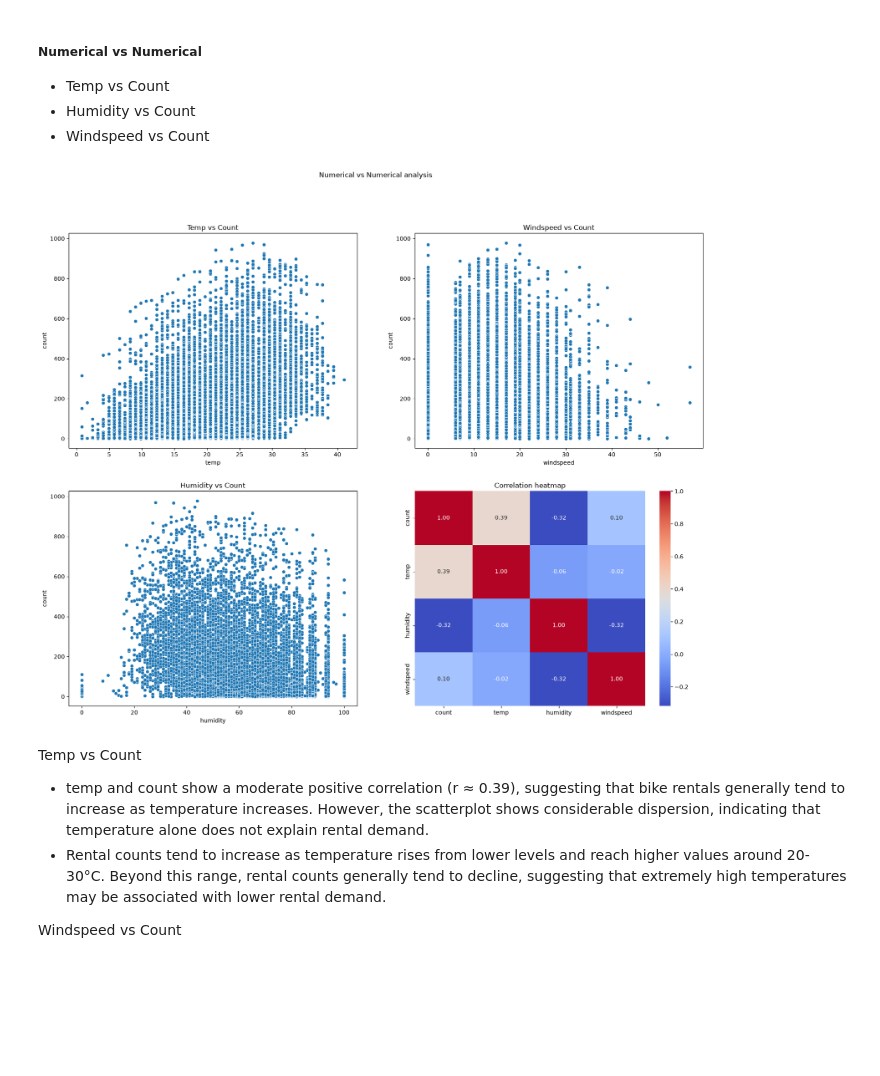
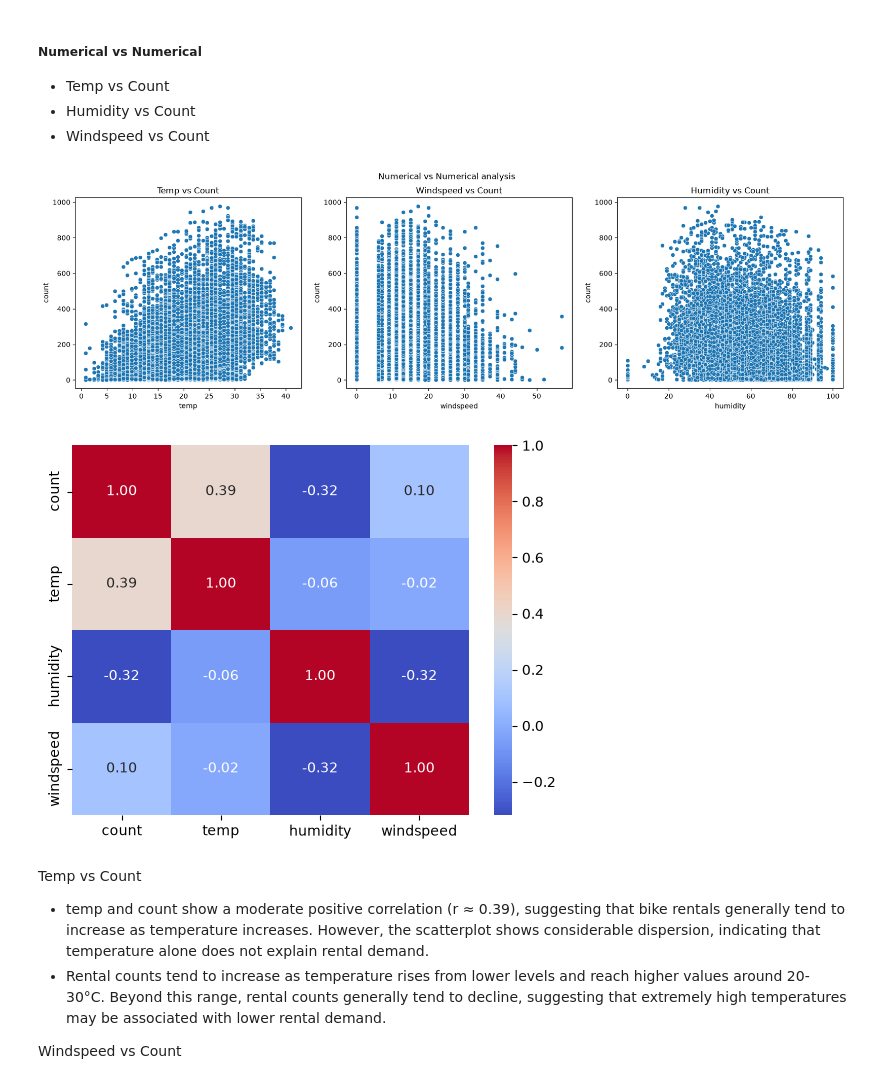
Before and after one commit to Yuvi977/Yulu-Bike-Sharing-Hypothesis-Testing, a Jupyter notebook: Business_Case_Yulu_Hypothesis_Testing.ipynb, the cells around one changed output. Cells and saved outputs as stored; diff of their text form; code cells hidden in the pictures; blank space fills up the shorter version.

Commit message:
Code refactoring and new analysis
Code refactoring and made some new analysis on year wise monthly analysis in Additional EDA

```diff
--- a/Business_Case_Yulu_Hypothesis_Testing.ipynb
+++ b/Business_Case_Yulu_Hypothesis_Testing.ipynb
@@ -113,9 +125,31 @@ As we can say columns data types have been changed to there correct types this w
 Moving forward lets change **season**, **holiday** and **workingday** from numbers to there proper names as already stated in the column profiling.
 # %%
 # Converted season, holiday and workingday categories to its proper names.
-df["season"] = df["season"].cat.rename_categories({1: "spring", 2: "summer", 3: "fall", 4:"winter"})
-df["holiday"] = df["holiday"].cat.rename_categories({0: "No", 1: "Yes"})
-df["workingday"] = df["workingday"].cat.rename_categories({0: "No", 1: "Yes"})
+category_maps = {
+    "season": {
+        1: "spring",
+        2: "summer",
+        3: "fall",
+        4: "winter"
+    },
+    "holiday": {
+        0: "No",
+        1: "Yes"
+    },
+    "workingday": {
+        0: "No",
+        1: "Yes"
+    },
+    "weather": {
+        1: "clear",
+        2: "misty",
+        3: "light snow/rain",
+        4: "heavy snow/rain"
+    }
+}
+
+for col, mapping in category_maps.items():
+    df[col] = df[col].cat.rename_categories(mapping)
 # %%
 df.tail()
 # %% [output]
@@ -421,27 +468,29 @@ df.head()
 * Humidity vs Count
 * Windspeed vs Count
 # %%
-plt.figure(figsize=(20,15)).suptitle("Numerical vs Numerical analysis")
+fig, ax = plt.subplots(1, 3, figsize=(20,5))
+fig.suptitle("Numerical vs Numerical analysis")
 
-plt.subplot(2,2,1)
+plt.subplot(1,3,1)
 plt.title("Temp vs Count")
 sns.scatterplot(data=df, x="temp", y="count")
 
-plt.subplot(2,2,2)
+plt.subplot(1,3,2)
 plt.title("Windspeed vs Count")
 sns.scatterplot(data=df, x="windspeed", y="count")
 
-plt.subplot(2,2,3)
+plt.subplot(1,3,3)
 plt.title("Humidity vs Count")
 sns.scatterplot(data=df, x="humidity", y="count")
 
-plt.subplot(2,2,4)
-plt.title("Correlation heatmap")
-sns.heatmap(df[["count", "temp", "humidity", "windspeed"]].corr(), cmap="coolwarm", annot=True, fmt=".2f")
-
 plt.show()
 # %% [output]
-[figure, old version]
+[figure, new version]
+# %%
+sns.heatmap(df[["count", "temp", "humidity", "windspeed"]].corr(), cmap="coolwarm", annot=True, fmt=".2f")
+plt.show()
+# %% [output]
+[figure, added]
 # %% [markdown]
 Temp vs Count
 * temp and count show a moderate positive correlation (r ≈ 0.39), suggesting that bike rentals generally tend to increase as temperature increases. However, the scatterplot shows considerable dispersion, indicating that temperature alone does not explain rental demand.
```
Also changed, not shown: parts of 20 cells of this notebook.
